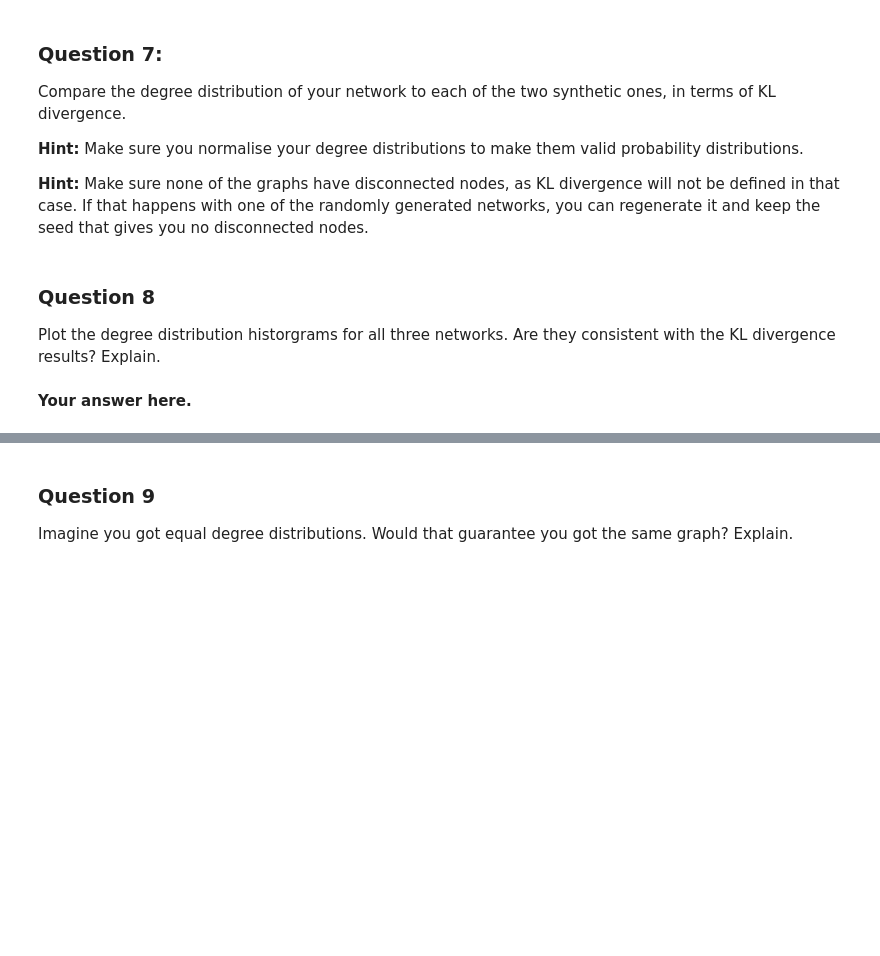
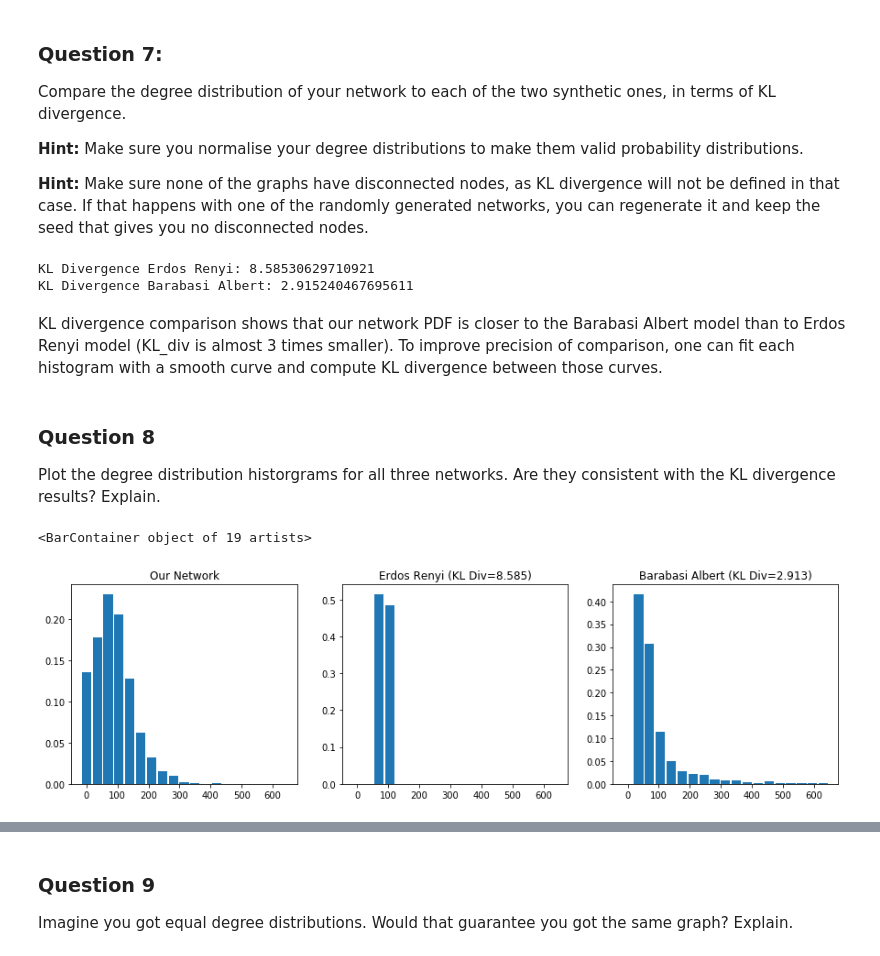
Before and after one commit to vndk36/Project_ntds2018, a Jupyter notebook: Milestone_2/2_network_models.ipynb, the cells around one changed output, grey strips where cells are left out. Cells and saved outputs as stored; diff of their text form; code cells hidden in the pictures; blank space fills up the shorter version.

```diff
--- a/Milestone_2/2_network_models.ipynb
+++ b/Milestone_2/2_network_models.ipynb
@@ -394,3 +318,39 @@ print("minDeg:",min(degree), min(deg_er))#, min(deg_ba))
+# %%
+# Definition of bins width and number
+wid_bins=35
+bins=list(range(0,700,wid_bins))
+
+# Computation of random graph
+er = erdos_renyi(n_nodes, 0.0332431, 15)
+ba = barabasi_albert(n_nodes, 53, 53)
+
+# Computation of degree vector
+deg_er=np.sum(er,0)
+deg_ba=np.sum(ba,0)
+degree = np.sum(adjacency,0)
+
+# Creating weight vector to normalize degree distributions
+weights = np.ones_like(degree) / float(n_nodes)
+
+# Computation of probability density function
+deg_pdf=np.histogram(degree,bins=bins,weights=weights)
+deg_pdf_er=np.histogram(deg_er,bins=bins,weights=weights)
+deg_pdf_ba=np.histogram(deg_ba,bins=bins,weights=weights)
+
+# Set zeroes values to 1e-10 to avoid biaised results of KL divergence (undefined for zero values)
+# Since the added value (1e-10) is very small, these modifications won't influence the normalization condition (sum=1)
+deg_pdf[0][deg_pdf[0]<1e-10]=1e-10
+deg_pdf_er[0][deg_pdf_er[0]<1e-10]=1e-10
+deg_pdf_ba[0][deg_pdf_ba[0]<1e-10]=1e-10
+
+# Computation of KL Divergence comparing both random graph model with our network
+print("KL Divergence Erdos Renyi:", kl_divergence(deg_pdf[0],deg_pdf_er[0]))
+print("KL Divergence Barabasi Albert:", kl_divergence(deg_pdf[0],deg_pdf_ba[0]))
+# %% [output]
+KL Divergence Erdos Renyi: 8.58530629710921
+KL Divergence Barabasi Albert: 2.915240467695611
+# %% [markdown]
+KL divergence comparison shows that our network PDF is closer to the Barabasi Albert model than to Erdos Renyi model (KL_div is almost 3 times smaller). To improve precision of comparison, one can fit each histogram with a smooth curve and compute KL divergence between those curves.
 # %% [markdown]
 ### Question 8
 
@@ -407,2 +358,14 @@ print(bi1+bi2+bi3)
-# %% [markdown]
-**Your answer here.**
+# %%
+plt.figure(figsize=(15,4))
+plt.subplot(131)
+plt.title('Our Network')
+plt.bar(bins[:len(bins)-1], deg_pdf[0], width=30)
+plt.subplot(132)
+plt.title('Erdos Renyi (KL Div=8.585)')
+plt.bar(bins[:len(bins)-1], deg_pdf_er[0], width=30)
+plt.subplot(133)
+plt.title('Barabasi Albert (KL Div=2.913)')
+plt.bar(bins[:len(bins)-1], deg_pdf_ba[0], width=30)
+# %% [output]
+<BarContainer object of 19 artists>
+[figure, added]
```
Also changed, not shown: parts of 39 cells of this notebook.
